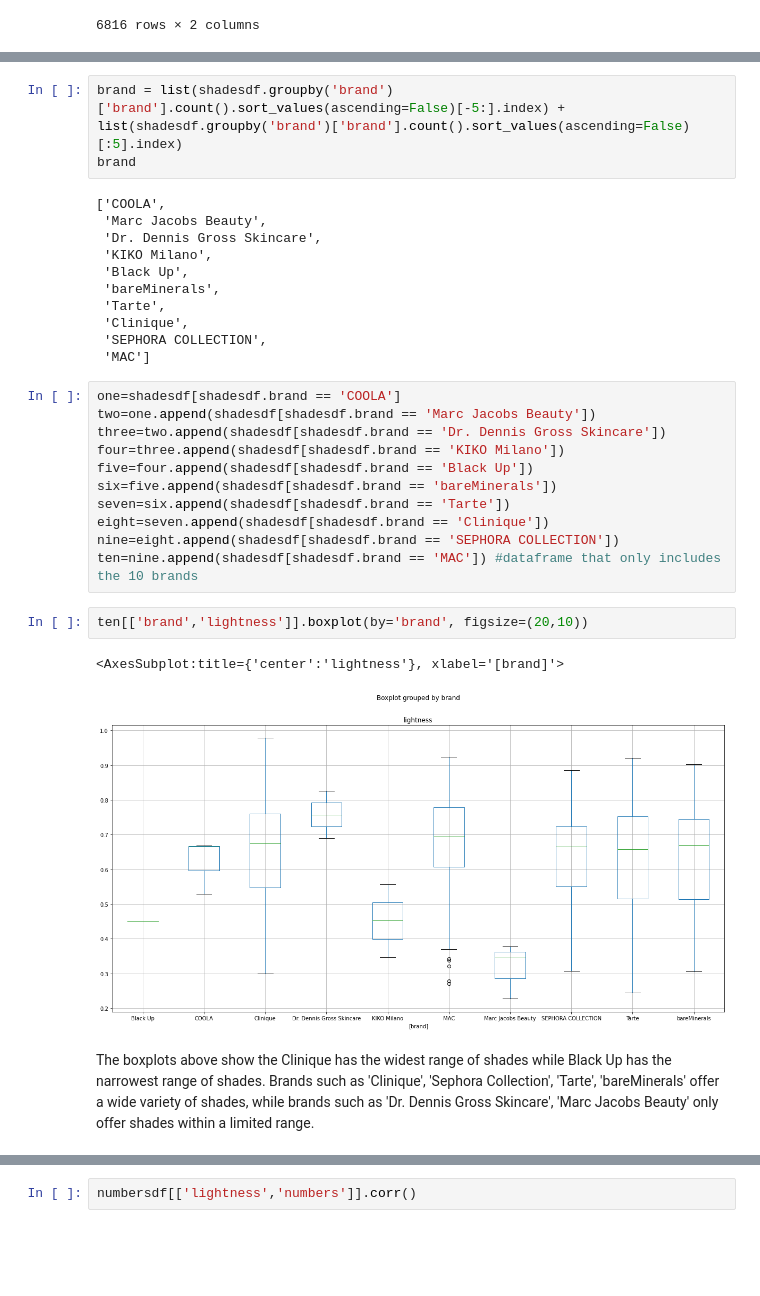
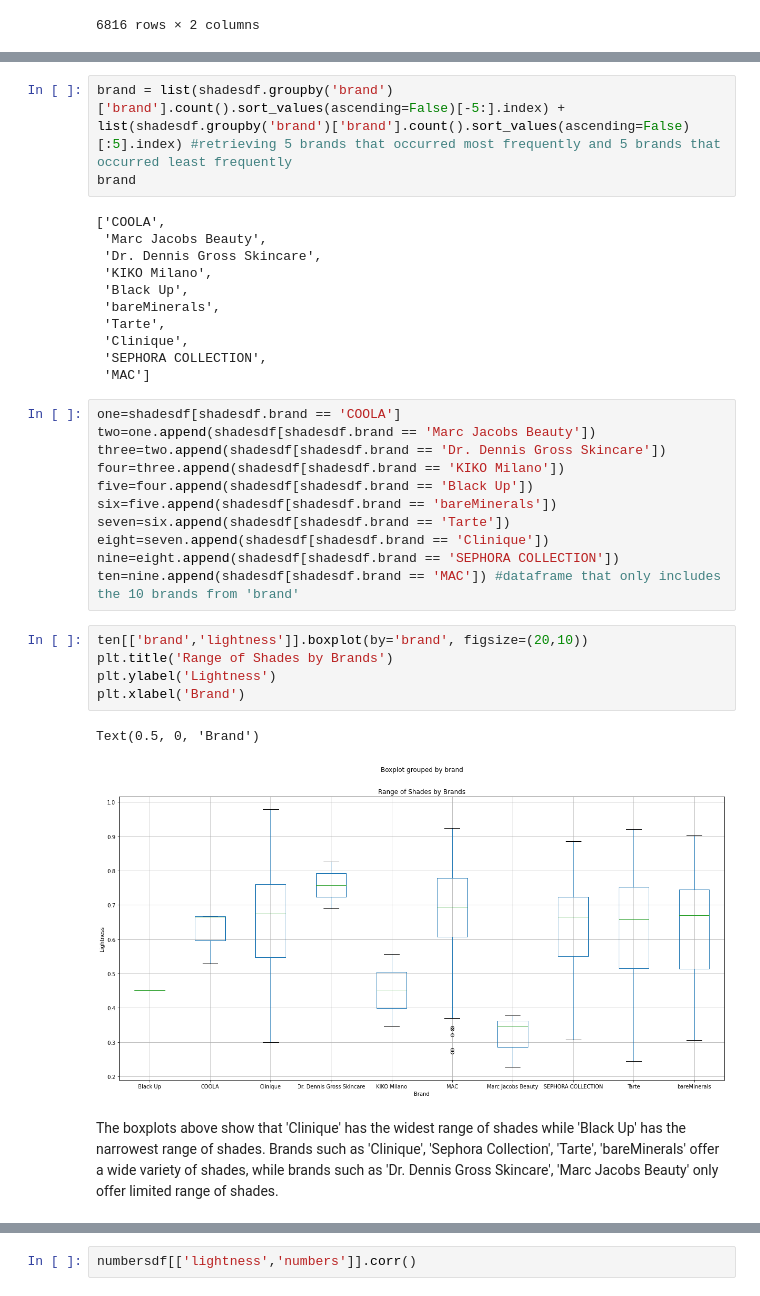
Before and after one commit to samanthapark23/dh140project, a Jupyter notebook: Final Project.ipynb, the cells around one changed output, grey strips where cells are left out. Saved outputs shown, nothing was run; the diff lists cells and outputs as text; blank space fills up the shorter version.

```diff
--- a/Final Project.ipynb
+++ b/Final Project.ipynb
@@ -258,7 +246,7 @@ rms beauty                  32
 surratt beauty              14
 Name: brand, Length: 107, dtype: int64
 # %%
-brand = list(shadesdf.groupby('brand')['brand'].count().sort_values(ascending=False)[-5:].index) + list(shadesdf.groupby('brand')['brand'].count().sort_values(ascending=False)[:5].index)
+brand = list(shadesdf.groupby('brand')['brand'].count().sort_values(ascending=False)[-5:].index) + list(shadesdf.groupby('brand')['brand'].count().sort_values(ascending=False)[:5].index) #retrieving 5 brands that occurred most frequently and 5 brands that occurred least frequently
 brand
 # %% [output]
 ['COOLA',
@@ -281,12 +269,15 @@ six=five.append(shadesdf[shadesdf.brand == 'bareMinerals'])
 seven=six.append(shadesdf[shadesdf.brand == 'Tarte'])
 eight=seven.append(shadesdf[shadesdf.brand == 'Clinique'])
 nine=eight.append(shadesdf[shadesdf.brand == 'SEPHORA COLLECTION'])
-ten=nine.append(shadesdf[shadesdf.brand == 'MAC']) #dataframe that only includes the 10 brands
+ten=nine.append(shadesdf[shadesdf.brand == 'MAC']) #dataframe that only includes the 10 brands from 'brand'
 # %%
 ten[['brand','lightness']].boxplot(by='brand', figsize=(20,10))
+plt.title('Range of Shades by Brands')
+plt.ylabel('Lightness')
+plt.xlabel('Brand')
 # %% [output]
-<AxesSubplot:title={'center':'lightness'}, xlabel='[brand]'>
+Text(0.5, 0, 'Brand')
-[figure, old version]
+[figure, new version]
 # %% [markdown]
-The boxplots above show the Clinique has the widest range of shades while Black Up has the narrowest range of shades. Brands such as 'Clinique', 'Sephora Collection', 'Tarte', 'bareMinerals' offer a wide variety of shades, while brands such as 'Dr. Dennis Gross Skincare', 'Marc Jacobs Beauty' only offer shades within a limited range.
+The boxplots above show that 'Clinique' has the widest range of shades while 'Black Up' has the narrowest range of shades. Brands such as 'Clinique', 'Sephora Collection', 'Tarte', 'bareMinerals' offer a wide variety of shades, while brands such as 'Dr. Dennis Gross Skincare', 'Marc Jacobs Beauty' only offer limited range of shades.
 # %% [markdown]
```
Also changed, not shown: parts of 83 cells of this notebook.
